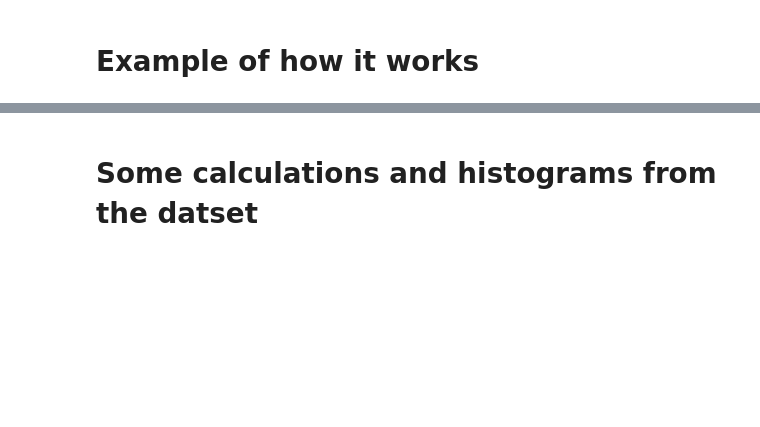
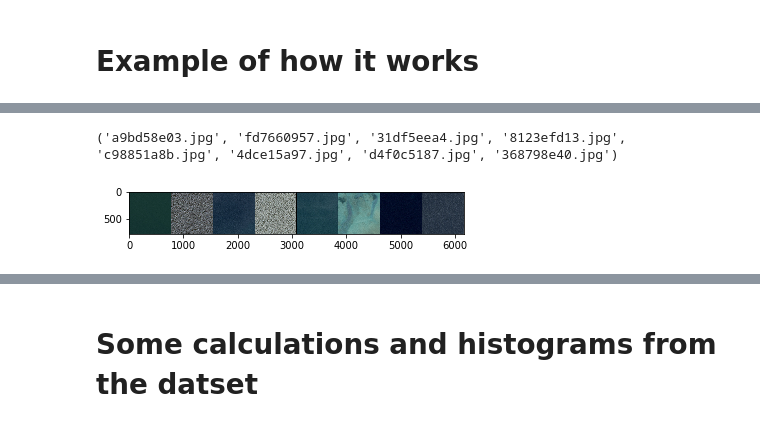
Before and after one commit to mozzhorin/ML-PR18, a Jupyter notebook: data_preprocessing.ipynb, the cells around one changed output, grey strips where cells are left out. Cells and saved outputs as stored; diff of their text form; code cells hidden in the pictures; blank space fills up the shorter version.

```diff
--- a/data_preprocessing.ipynb
+++ b/data_preprocessing.ipynb
@@ -234,3 +264,18 @@ tensor([0, 1, 0, 1, 1, 1, 1, 0, 0, 0, 0, 1, 0, 1, 1, 0, 0, 0, 1, 0, 0, 1, 1, 0])
+# %%
+# Use the torch dataloader to iterate through the dataset
+testloader = D.DataLoader(airimg_test, batch_size=8, shuffle=True, num_workers=0)
+
+# get some images
+dataiter = iter(testloader)
+images, img_id = dataiter.next()
+
+# show images
+imshow(torchvision.utils.make_grid(images))
+
+print(img_id)
+# %% [output]
+('a9bd58e03.jpg', 'fd7660957.jpg', '31df5eea4.jpg', '8123efd13.jpg', 'c98851a8b.jpg', '4dce15a97.jpg', 'd4f0c5187.jpg', '368798e40.jpg')
+[figure, added]
 # %%
 print('Train size: ', len(airimg_train.filenames))
 # %% [output]
```
Also changed, not shown: parts of 8 cells of this notebook, 8 other files.
